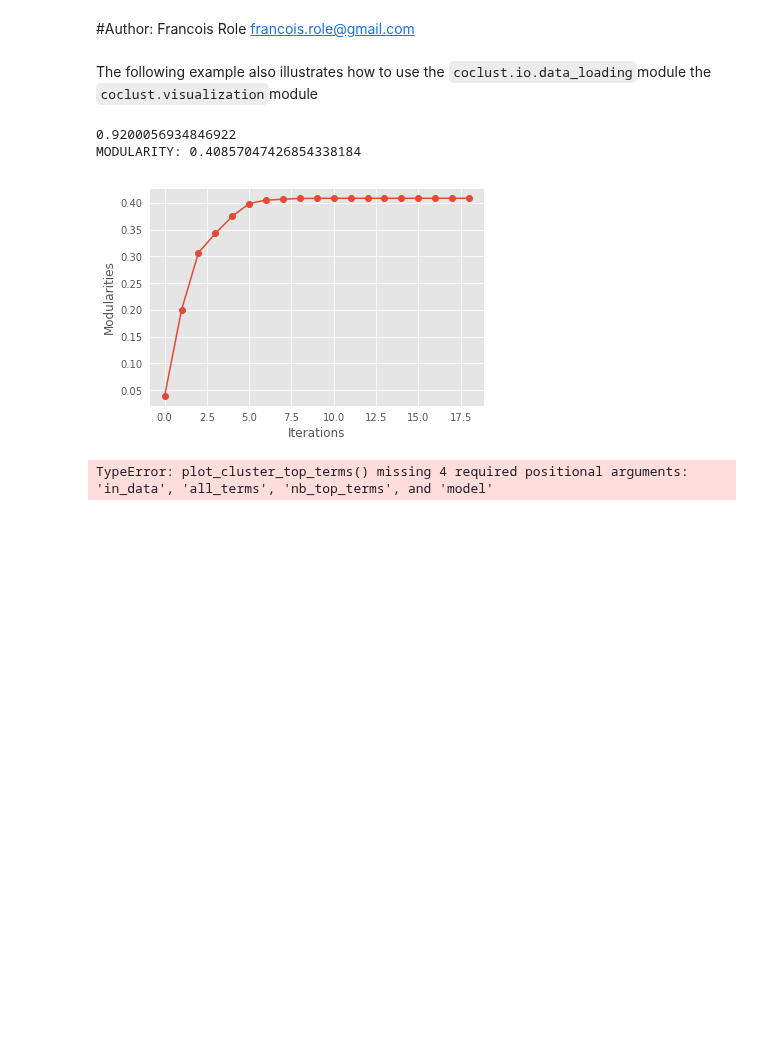
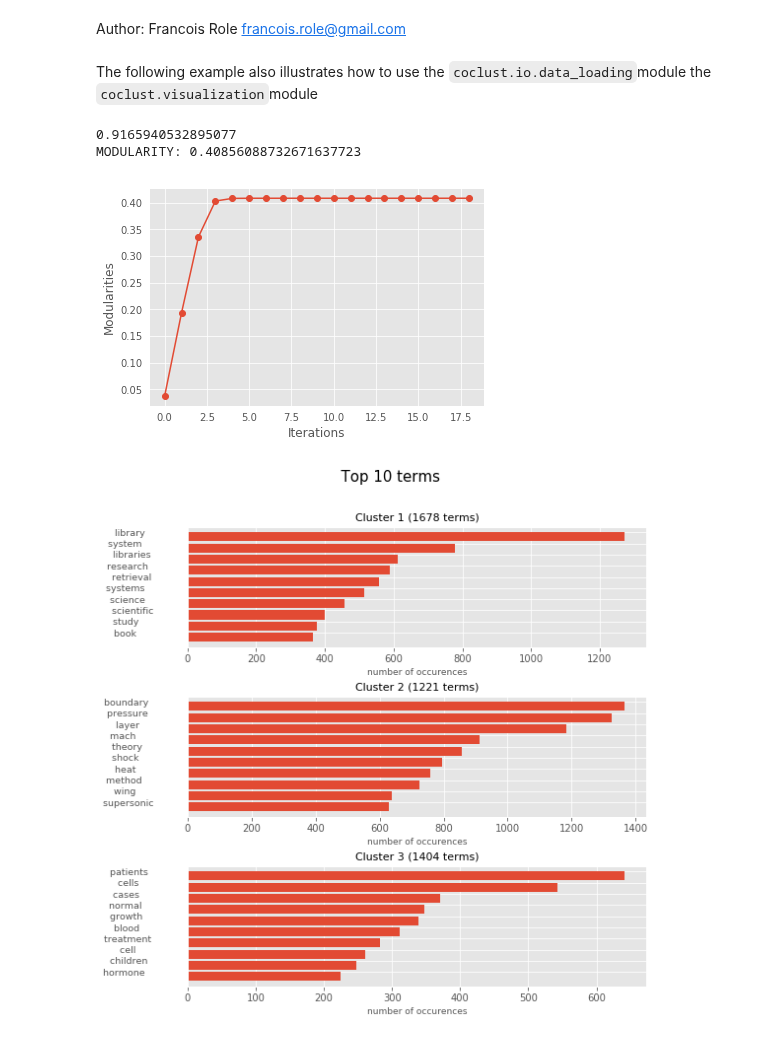
Before and after one commit to franrole/cclust_package, a Jupyter notebook: demo/demo-coclustfuzzymod.ipynb, the cells around one changed output. Saved outputs shown, nothing was run; the diff lists cells and outputs as text; code cells hidden in the pictures; blank space fills up the shorter version.

Commit message:
Final  demo for fuzzy coclustmod

```diff
--- a/demo/demo-coclustfuzzymod.ipynb
+++ b/demo/demo-coclustfuzzymod.ipynb
@@ -1,5 +1,5 @@
 # %% [markdown]
-#Author: Francois Role <francois.role@gmail.com>
+Author: Francois Role <francois.role@gmail.com>
 # %%
 %load_ext autoreload
 
@@ -9,33 +9,37 @@ The following example also illustrates how to use the `coclust.io.data_loading`m
 # %%
 from sklearn.metrics.cluster import normalized_mutual_info_score as nmi
 from coclust.io.data_loading import load_doc_term_data
 from coclust.coclustering import CoclustFuzzyMod
 from coclust.visualization import (plot_cluster_top_terms,
                                    plot_convergence)
 
 
 # read data
 path = '../datasets/classic3_coclustFormat.mat'
 doc_term_data = load_doc_term_data(path)
 X = doc_term_data['doc_term_matrix']
 true_doc_labels = doc_term_data['doc_labels']
 
 # process
-model = CoclustFuzzyMod(n_clusters=3, random_state=18)
+model = CoclustFuzzyMod(n_clusters=3, random_state=19)
 model.fit(X)
 
 # evaluate
 predicted_doc_labels = model.row_labels_
 print(nmi(true_doc_labels, predicted_doc_labels))
 
 # Plot modularities
 print("MODULARITY: %s" % model.modularity)
 plot_convergence(model.modularities, "Modularities")
 
 # Plot top terms
-plot_cluster_top_terms()
+n_terms = 10
+plot_cluster_top_terms(doc_term_data['doc_term_matrix'],
+                               doc_term_data['term_labels'],
+                               n_terms,
+                               model)
 # %% [output]
-0.9200056934846922
-MODULARITY: 0.40857047426854338184
+0.9165940532895077
+MODULARITY: 0.40856088732671637723
-[figure, old version]
+[figure, new version]
-TypeError: plot_cluster_top_terms() missing 4 required positional arguments: 'in_data', 'all_terms', 'nb_top_terms', and 'model'
+[figure, added]
```
